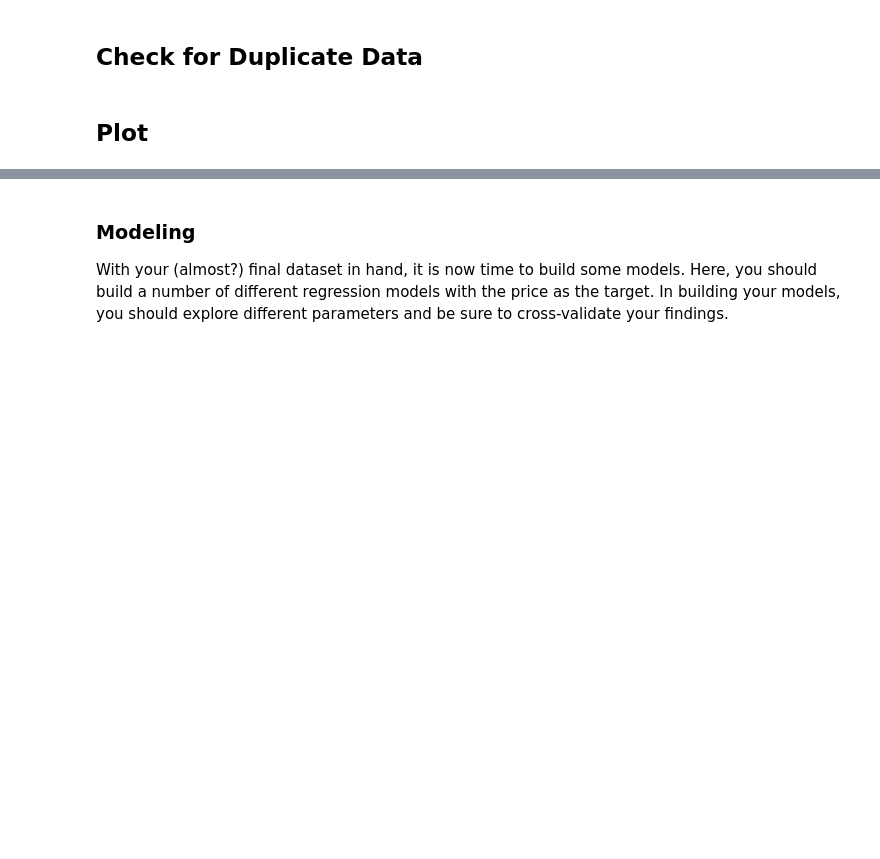
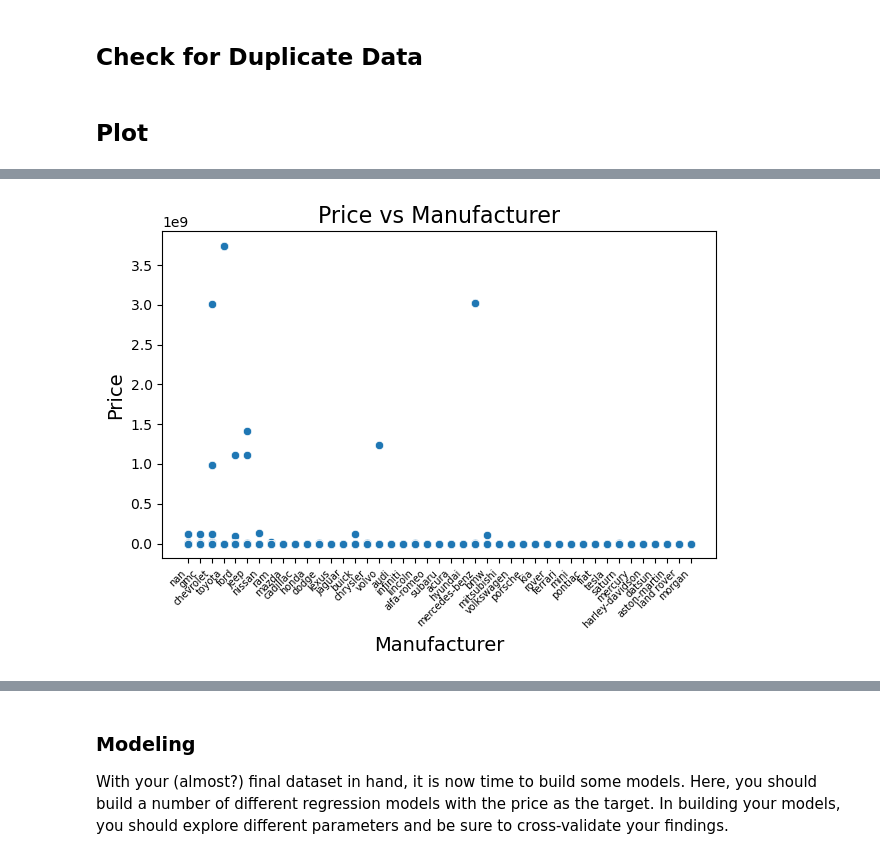
Before and after one commit to orczhu/zhu-ai-learning, a Jupyter notebook: car_price_analysis/prompt_II.ipynb, the cells around one changed output, grey strips where cells are left out. Cells and saved outputs as stored; diff of their text form; code cells hidden in the pictures; blank space fills up the shorter version.

```diff
--- a/car_price_analysis/prompt_II.ipynb
+++ b/car_price_analysis/prompt_II.ipynb
@@ -199,0 +217,11 @@ car_clean.drop_duplicates(inplace=True)
+# %%
+sns.scatterplot(x='manufacturer', y='price', data=car_clean)
+plt.xticks(rotation=45, fontsize=7, ha='right')  # Adjust rotation, font size, and alignment
+plt.title('Price vs Manufacturer', fontsize=16)
+plt.xlabel('Manufacturer', fontsize=14)
+plt.ylabel('Price', fontsize=14)
+plt.tight_layout()
+plt.show()
+# looks like different manufacture does not make price changes differently, I will ignore it from training data.
+# %% [output]
+[figure, added]
```
Also changed, not shown: parts of 5 cells of this notebook, 1 other file.
